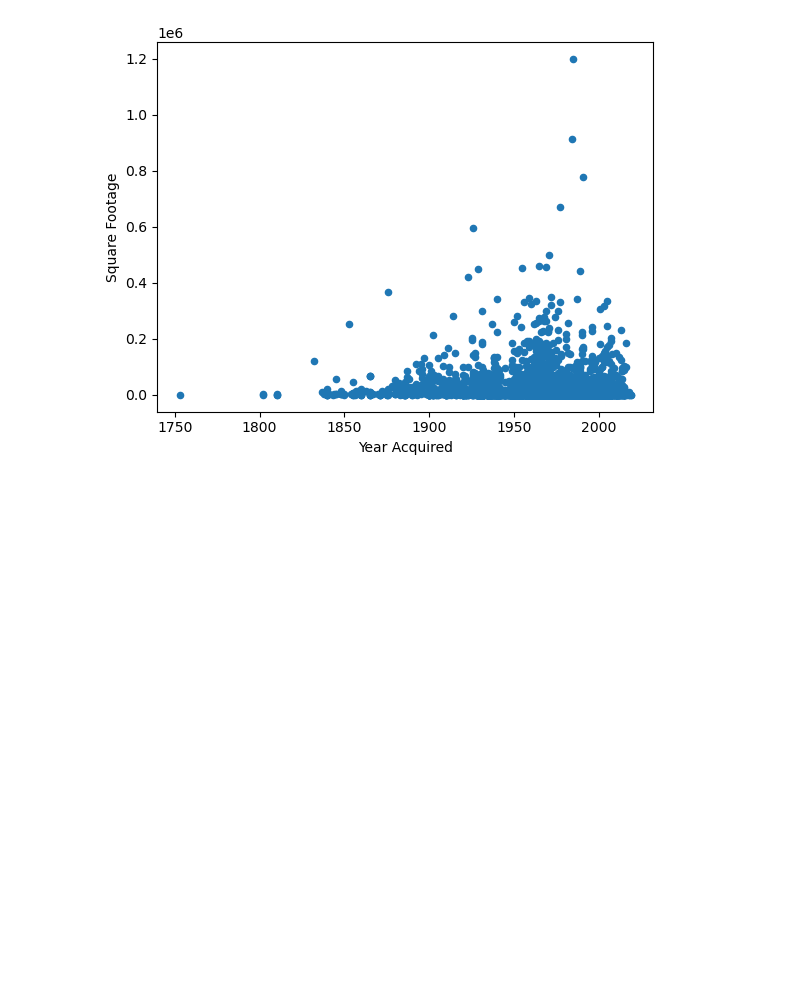
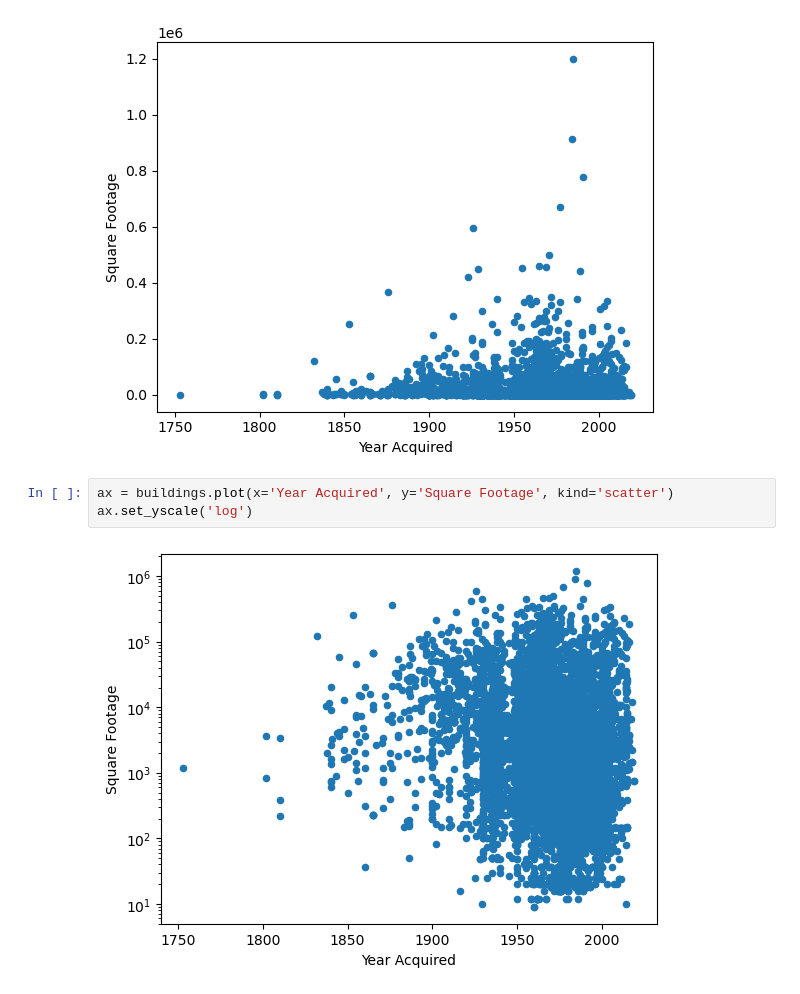
Before and after one commit to WiDS-Urbana-Champaign/WiDS-Urbana-Champaign.github.io, a Jupyter notebook: week02/inClass_week02.ipynb, the cells around one changed output. Saved outputs shown, nothing was run; the diff lists cells and outputs as text; blank space fills up the shorter version.

```diff
--- a/week02/inClass_week02.ipynb
+++ b/week02/inClass_week02.ipynb
@@ -264,3 +264,8 @@ buildings.plot(x='Year Acquired', y='Square Footage', kind='scatter')
 # %% [output]
 <AxesSubplot:xlabel='Year Acquired', ylabel='Square Footage'>
 [figure]
+# %%
+ax = buildings.plot(x='Year Acquired', y='Square Footage', kind='scatter')
+ax.set_yscale('log')
+# %% [output]
+[figure, added]
```
